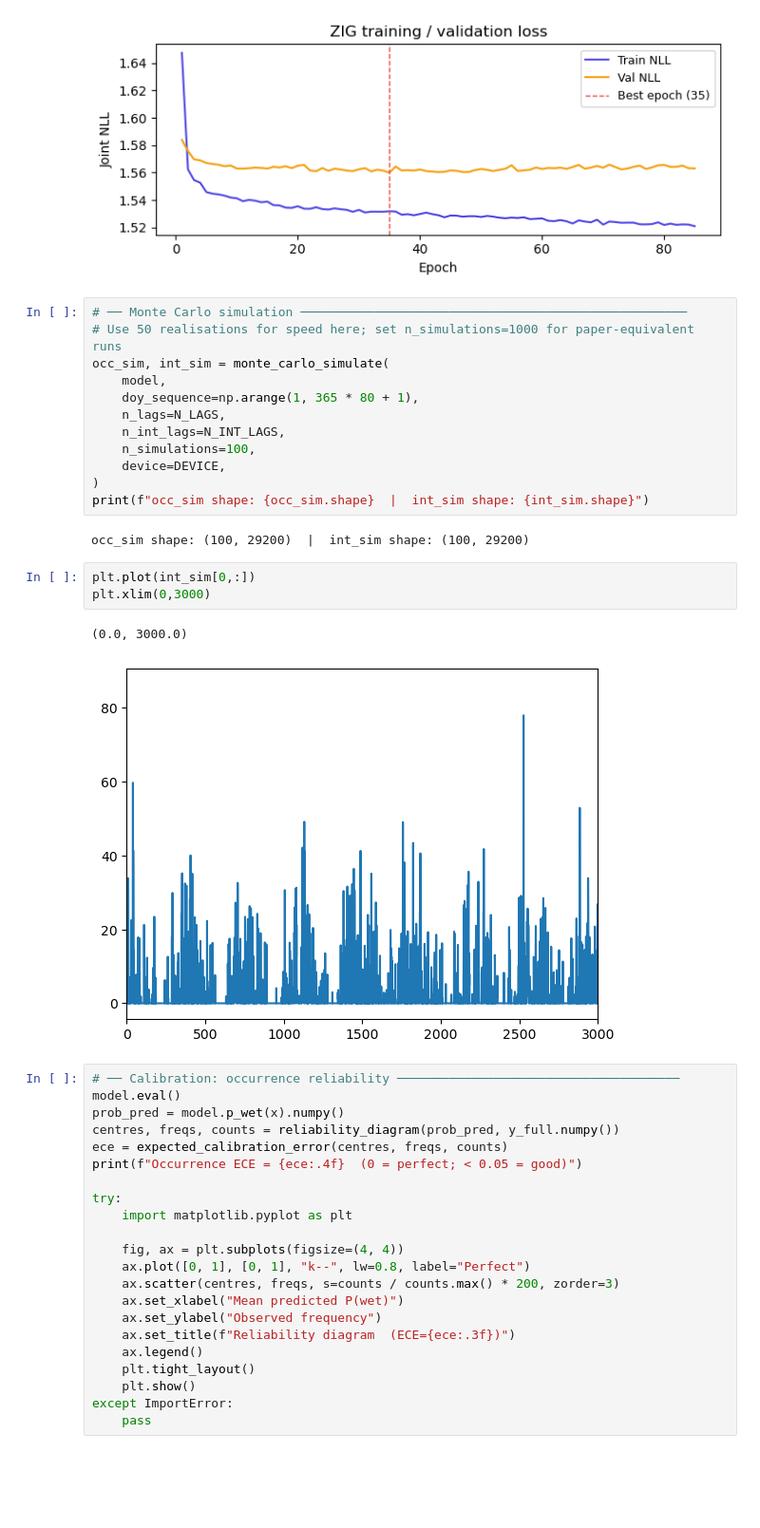
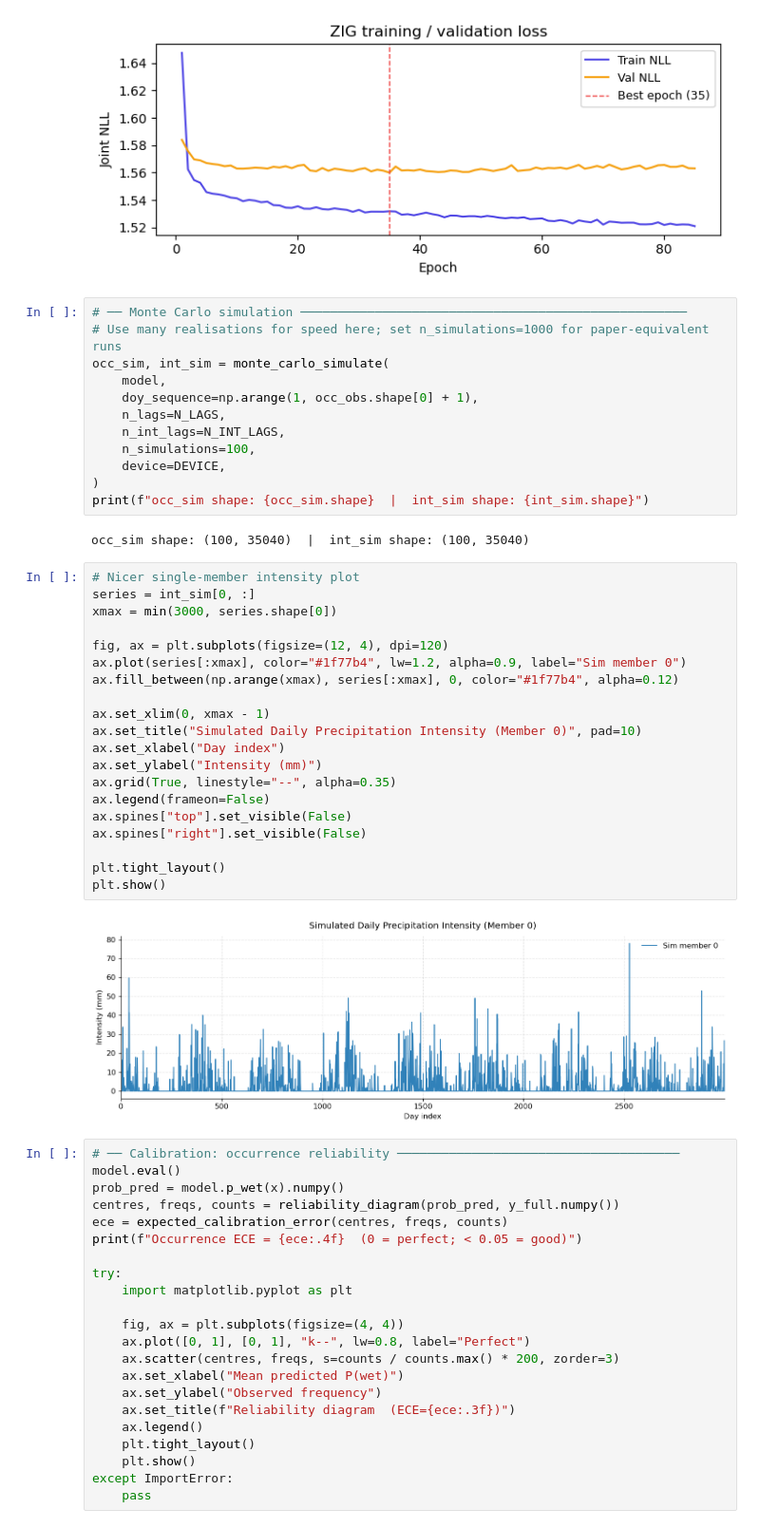
Before and after one commit to eabarnes1010/potential_predictability, a Jupyter notebook: zig_precip.ipynb, the cells around one changed output. Shown at 95% size. Cells and saved outputs as stored; diff of their text form; blank space fills up the shorter version.

```diff
--- a/zig_precip.ipynb
+++ b/zig_precip.ipynb
@@ -751,10 +751,10 @@ except ImportError:
 [figure]
 # %%
 # ── Monte Carlo simulation ────────────────────────────────────────────────────
-# Use 50 realisations for speed here; set n_simulations=1000 for paper-equivalent runs
+# Use many realisations for speed here; set n_simulations=1000 for paper-equivalent runs
 occ_sim, int_sim = monte_carlo_simulate(
     model,
-    doy_sequence=np.arange(1, 365 * 80 + 1),
+    doy_sequence=np.arange(1, occ_obs.shape[0] + 1),
     n_lags=N_LAGS,
     n_int_lags=N_INT_LAGS,
     n_simulations=100,
@@ -762,13 +762,29 @@ occ_sim, int_sim = monte_carlo_simulate(
 )
 print(f"occ_sim shape: {occ_sim.shape}  |  int_sim shape: {int_sim.shape}")
 # %% [output]
-occ_sim shape: (100, 29200)  |  int_sim shape: (100, 29200)
+occ_sim shape: (100, 35040)  |  int_sim shape: (100, 35040)
-# %%
-plt.plot(int_sim[0,:])
-plt.xlim(0,3000)
-# %% [output]
-(0.0, 3000.0)
-[figure, removed]
+# %%
+# Nicer single-member intensity plot
+series = int_sim[0, :]
+xmax = min(3000, series.shape[0])
+
+fig, ax = plt.subplots(figsize=(12, 4), dpi=120)
+ax.plot(series[:xmax], color="#1f77b4", lw=1.2, alpha=0.9, label="Sim member 0")
+ax.fill_between(np.arange(xmax), series[:xmax], 0, color="#1f77b4", alpha=0.12)
+
+ax.set_xlim(0, xmax - 1)
+ax.set_title("Simulated Daily Precipitation Intensity (Member 0)", pad=10)
+ax.set_xlabel("Day index")
+ax.set_ylabel("Intensity (mm)")
+ax.grid(True, linestyle="--", alpha=0.35)
+ax.legend(frameon=False)
+ax.spines["top"].set_visible(False)
+ax.spines["right"].set_visible(False)
+
+plt.tight_layout()
+plt.show()
+# %% [output]
+[figure, added]
 # %%
 # ── Calibration: occurrence reliability ──────────────────────────────────────
 model.eval()
```
Also changed, not shown: parts of 6 cells of this notebook.
